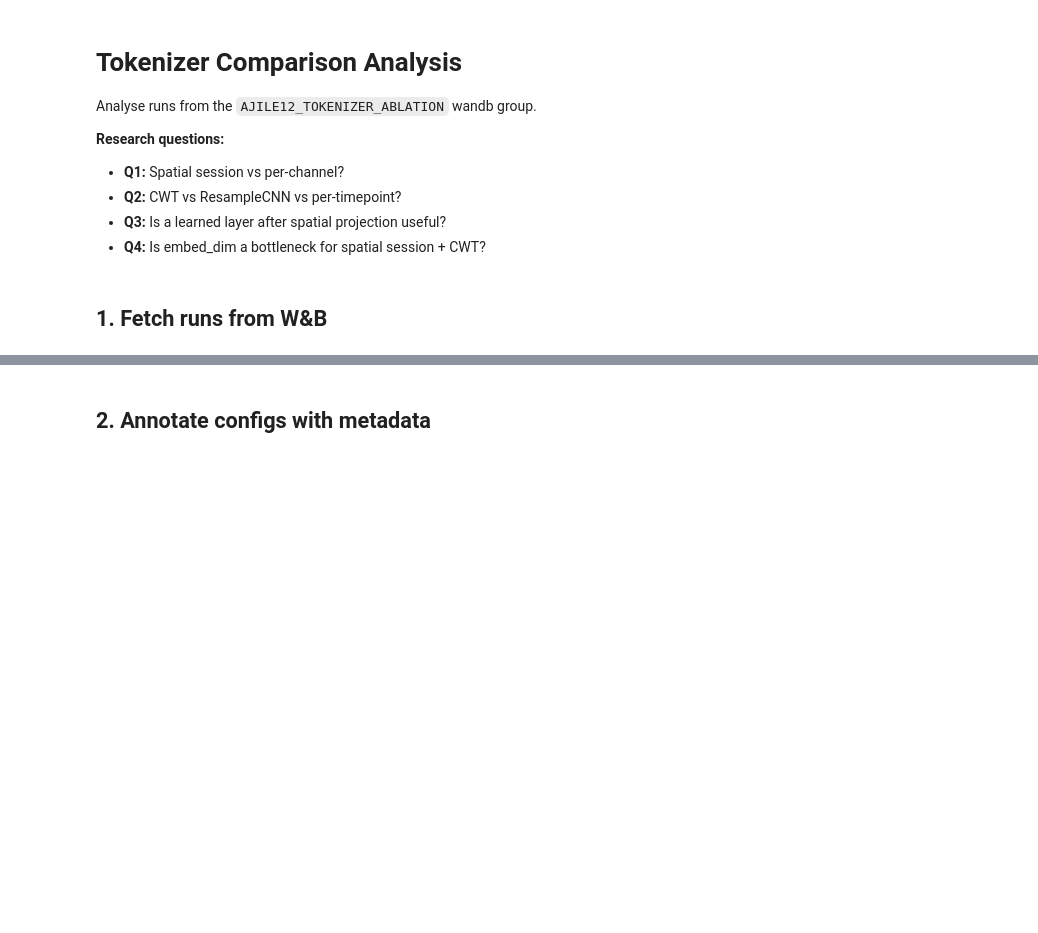
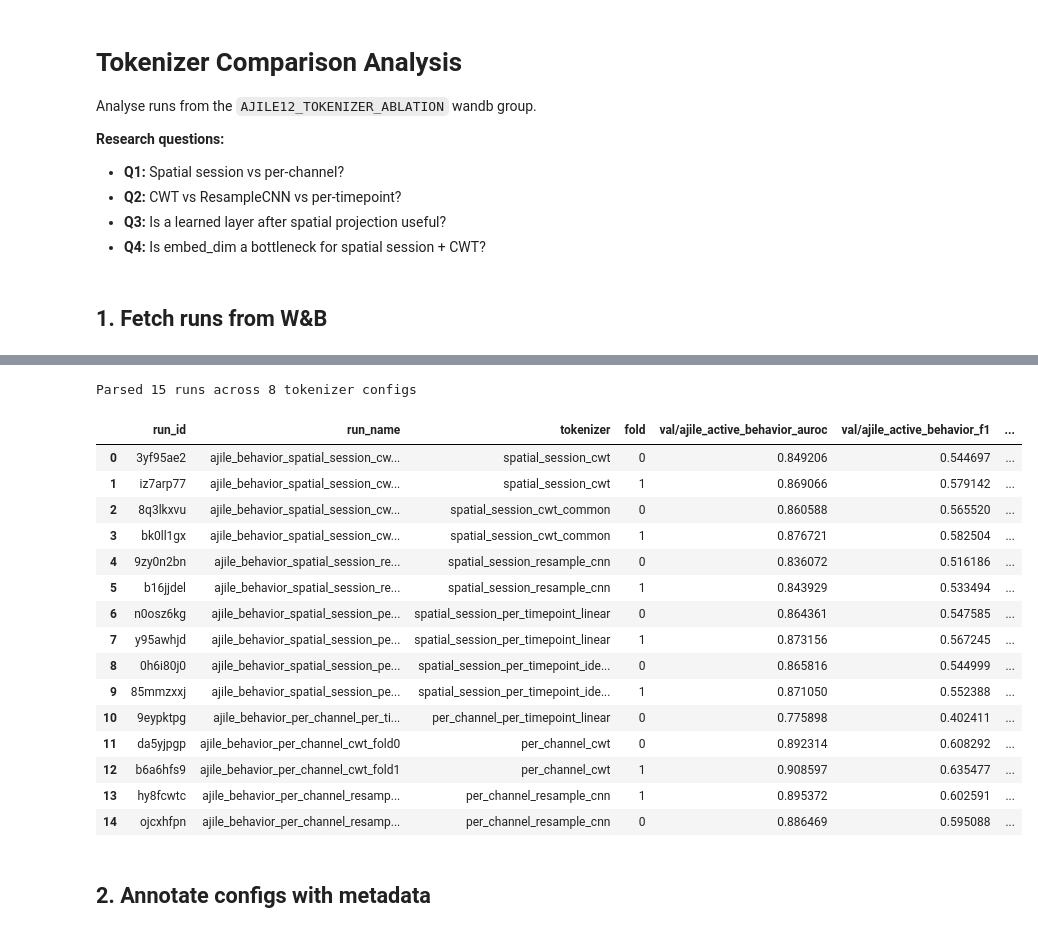
Before and after one commit to ProjectNFM/Foundry, a Jupyter notebook: notebooks/tokenizer_comparison.ipynb, the cells around one changed output, grey strips where cells are left out. Cells and saved outputs as stored; diff of their text form; code cells hidden in the pictures; blank space fills up the shorter version.

```diff
--- a/notebooks/tokenizer_comparison.ipynb
+++ b/notebooks/tokenizer_comparison.ipynb
@@ -41,34 +44,52 @@ print(f"Found {len(runs)} finished runs in group '{WANDB_GROUP}'")
 # %%
 records = []
 history_frames = []
 
 for run in runs:
     name = run.name  # e.g. ajile_behavior_spatial_session_cwt_fold0
     parts = name.removeprefix("ajile_behavior_").rsplit("_fold", 1)
     tokenizer = parts[0] if len(parts) == 2 else name
     fold = int(parts[1]) if len(parts) == 2 else -1
 
     summary = run.summary
     record = {
         "run_id": run.id,
         "run_name": name,
         "tokenizer": tokenizer,
         "fold": fold,
     }
     for m in ALL_METRICS:
-        record[m] = summary.get(m)
+        record[m] = summary.get(m).get("max")
     record["best_epoch"] = summary.get("trainer/current_epoch", summary.get("epoch"))
     records.append(record)
 
     hist = run.history(keys=[PRIMARY_METRIC, "val/loss", "train/loss", "epoch"], pandas=True)
     hist["tokenizer"] = tokenizer
     hist["fold"] = fold
     history_frames.append(hist)
 
 df = pd.DataFrame(records)
 history_df = pd.concat(history_frames, ignore_index=True)
 print(f"Parsed {len(df)} runs across {df['tokenizer'].nunique()} tokenizer configs")
 df.head(15)
+# %% [output]
+Parsed 15 runs across 8 tokenizer configs
+|  | run_id | run_name | tokenizer | fold | val/ajile_active_behavior_auroc | val/ajile_active_behavior_f1 | ... |
+| 0 | 3yf95ae2 | ajile_behavior_spatial_session_cw... | spatial_session_cwt | 0 | 0.849206 | 0.544697 | ... |
+| 1 | iz7arp77 | ajile_behavior_spatial_session_cw... | spatial_session_cwt | 1 | 0.869066 | 0.579142 | ... |
+| 2 | 8q3lkxvu | ajile_behavior_spatial_session_cw... | spatial_session_cwt_common | 0 | 0.860588 | 0.565520 | ... |
+| 3 | bk0ll1gx | ajile_behavior_spatial_session_cw... | spatial_session_cwt_common | 1 | 0.876721 | 0.582504 | ... |
+| 4 | 9zy0n2bn | ajile_behavior_spatial_session_re... | spatial_session_resample_cnn | 0 | 0.836072 | 0.516186 | ... |
+| 5 | b16jjdel | ajile_behavior_spatial_session_re... | spatial_session_resample_cnn | 1 | 0.843929 | 0.533494 | ... |
+| 6 | n0osz6kg | ajile_behavior_spatial_session_pe... | spatial_session_per_timepoint_linear | 0 | 0.864361 | 0.547585 | ... |
+| 7 | y95awhjd | ajile_behavior_spatial_session_pe... | spatial_session_per_timepoint_linear | 1 | 0.873156 | 0.567245 | ... |
+| 8 | 0h6i80j0 | ajile_behavior_spatial_session_pe... | spatial_session_per_timepoint_ide... | 0 | 0.865816 | 0.544999 | ... |
+| 9 | 85mmzxxj | ajile_behavior_spatial_session_pe... | spatial_session_per_timepoint_ide... | 1 | 0.871050 | 0.552388 | ... |
+| 10 | 9eypktpg | ajile_behavior_per_channel_per_ti... | per_channel_per_timepoint_linear | 0 | 0.775898 | 0.402411 | ... |
+| 11 | da5yjpgp | ajile_behavior_per_channel_cwt_fold0 | per_channel_cwt | 0 | 0.892314 | 0.608292 | ... |
+| 12 | b6a6hfs9 | ajile_behavior_per_channel_cwt_fold1 | per_channel_cwt | 1 | 0.908597 | 0.635477 | ... |
+| 13 | hy8fcwtc | ajile_behavior_per_channel_resamp... | per_channel_resample_cnn | 1 | 0.895372 | 0.602591 | ... |
+| 14 | ojcxhfpn | ajile_behavior_per_channel_resamp... | per_channel_resample_cnn | 0 | 0.886469 | 0.595088 | ... |
 # %% [markdown]
 ## 2. Annotate configs with metadata
 # %%
```
Also changed, not shown: parts of 10 cells of this notebook, 1 other file.
